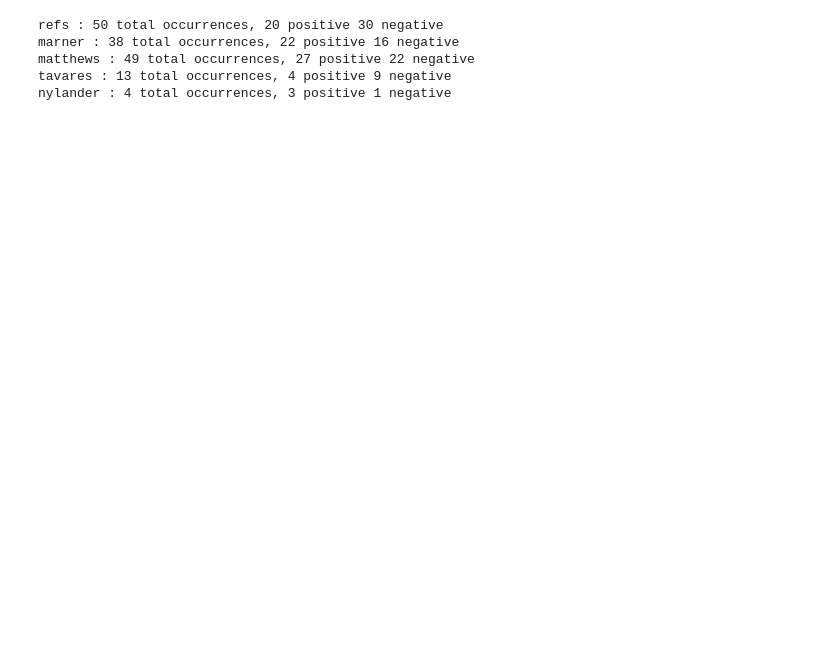
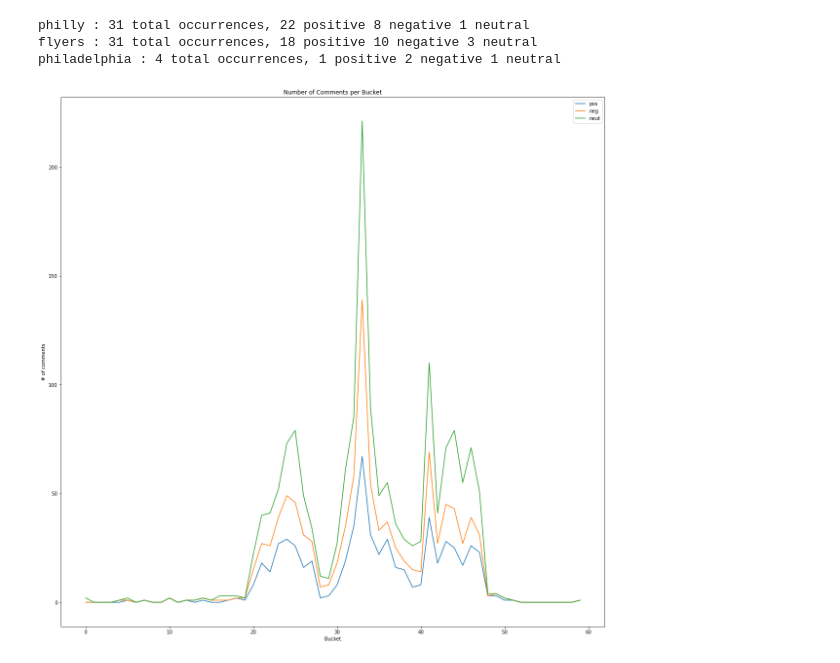
Before and after one commit to jkaterberg/sentiment_analyzer_for_reddit, a Jupyter notebook: sentiment_analysis.ipynb, the cells around one changed output. Cells and saved outputs as stored; diff of their text form; code cells hidden in the pictures; blank space fills up the shorter version.

Commit message:
some basic visualizations

```diff
--- a/sentiment_analysis.ipynb
+++ b/sentiment_analysis.ipynb
@@ -107,20 +141,57 @@ quadgram_finder.ngram_fd.tabulate(3)
 # %%
 #Words in context. Should be interesting to see the result of this for a variety of words
-words_of_interest = ['refs', 'marner', 'matthews', 'tavares', 'nylander']
+words_of_interest = ['philly', 'flyers', 'philadelphia']
 
 for word in words_of_interest:
     concordance = nltk.Text(words).concordance_list(snowball.stem(word), lines=None)
     print(word, ":", len(concordance), "total occurrences,", end=" ")
     pos = 0
     neg = 0
+    neut = 0
     for entry in concordance:
         if is_positive(entry.line): pos += 1
-        else: neg += 1
+        elif is_negative(entry.line): neg += 1
+        else: neut += 1
 
-    print(pos, "positive", neg, "negative")
+    print(pos, "positive", neg, "negative", neut, "neutral")
 # %% [output]
-refs : 50 total occurrences, 20 positive 30 negative
-marner : 38 total occurrences, 22 positive 16 negative
-matthews : 49 total occurrences, 27 positive 22 negative
-tavares : 13 total occurrences, 4 positive 9 negative
-nylander : 4 total occurrences, 3 positive 1 negative
+philly : 31 total occurrences, 22 positive 8 negative 1 neutral
+flyers : 31 total occurrences, 18 positive 10 negative 3 neutral
+philadelphia : 4 total occurrences, 1 positive 2 negative 1 neutral
+# %%
+#Setup for Visualizations
+interval = 6 * 60  # intervals of 5 minutes
+types = ['pos', 'neg', 'neut']
+
+# get the number of buckets
+start = min(df['time'])
+end = max(df['time'])
+duration = end-start
+buckets = int(np.ceil(duration / interval))
+
+first_n = 60
+
+# place the comments into the buckets
+filtered = []
+for i in range(buckets):
+    filtered.append(df.loc[(df['time'] >= start + interval*(i))
+                    & (df['time'] < start + interval*(i+1))])
+
+# count the number of positive, negative and neutral comments in each bucket
+sentiment = {'pos': np.array([]), 'neg': np.array([]), 'neut': np.array([])}
+for bucket in filtered[:first_n]:
+    value_count = bucket['sentiment'].value_counts()
+    for s in types:
+        sentiment[s] = np.append(sentiment[s],[value_count[s] if s in value_count.keys() else 0])
+# %%
+plt.plot(np.arange(0, first_n, 1), sentiment['pos'], label='pos')
+plt.plot(np.arange(0, first_n, 1), np.add(sentiment['pos'],sentiment['neg']), label='neg')
+plt.plot(np.arange(0, first_n, 1), np.add(sentiment['neut'], np.add(sentiment['pos'],sentiment['neg'])), label='neut')
+
+plt.xlabel("Bucket")
+plt.ylabel("# of comments")
+plt.title("Number of Comments per Bucket")
+plt.legend()
+plt.show()
+# %% [output]
+[figure, added]
```
Also changed, not shown: parts of 8 cells of this notebook, 4 other files.
